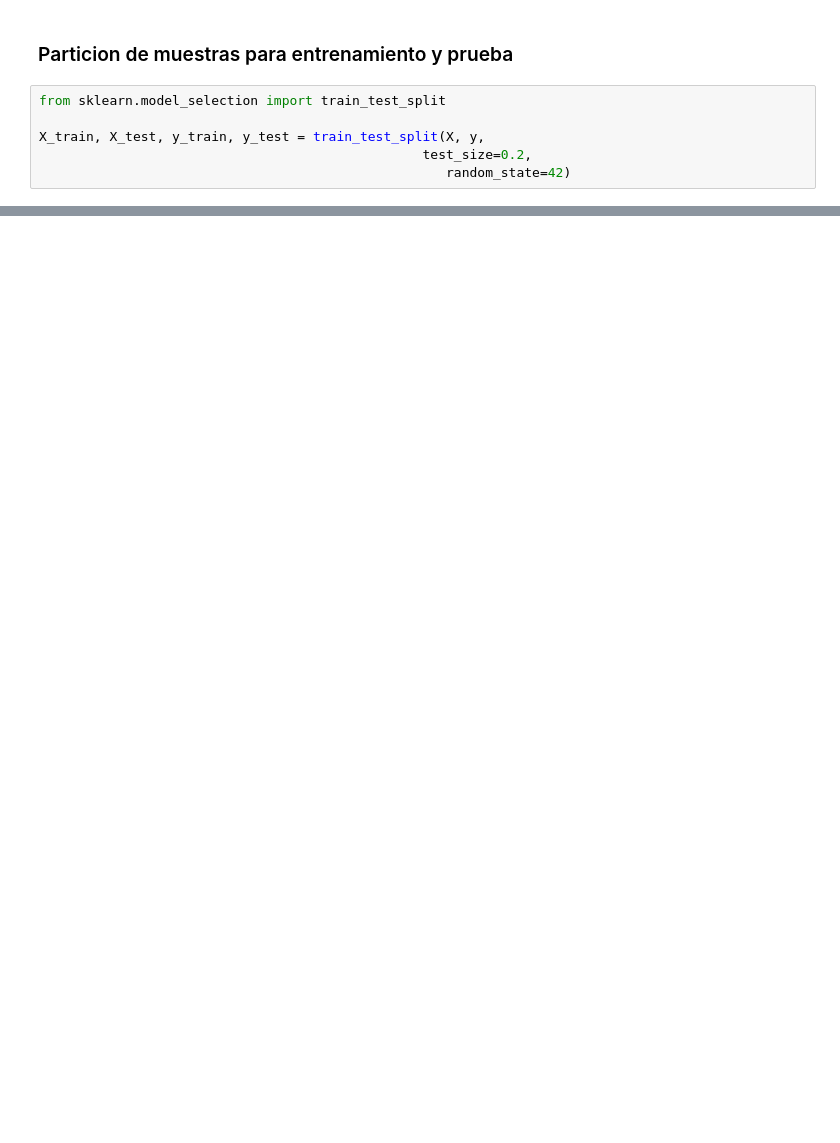
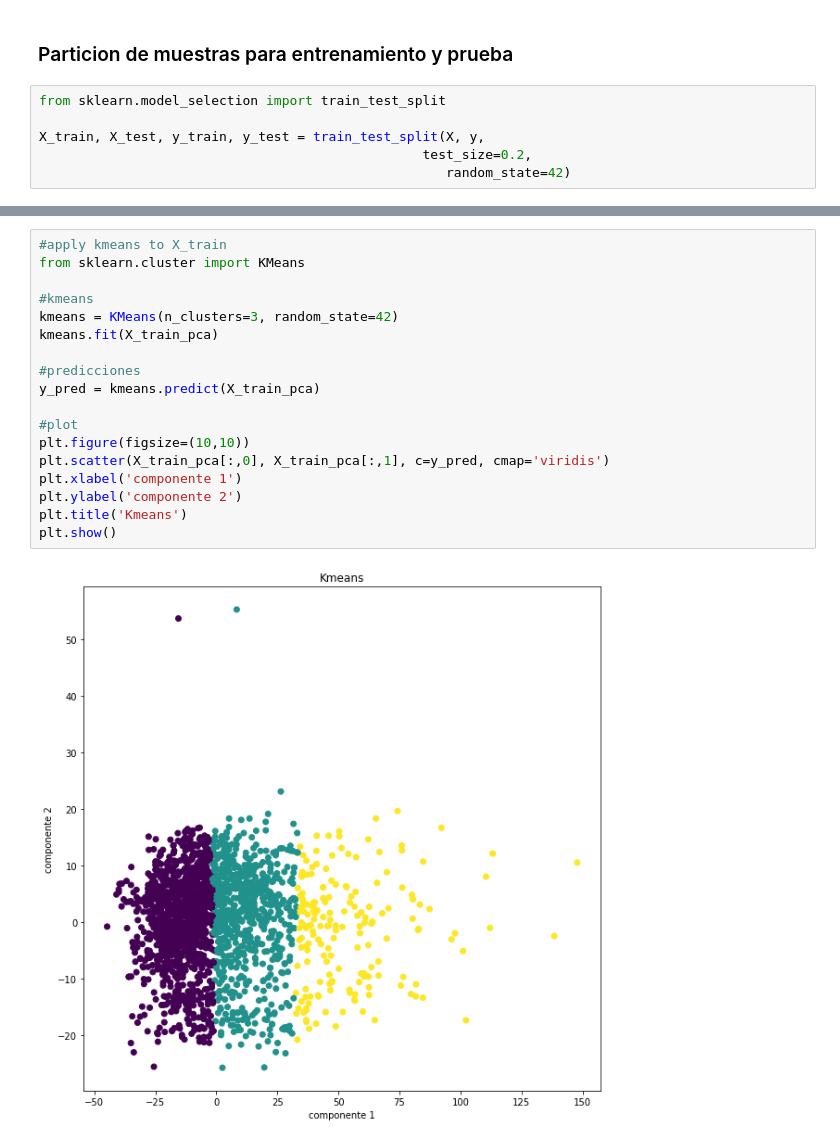
Before and after one commit to luisab26/MIAD_ANS_TEAM22, a Jupyter notebook: EDA/Exploracion Inicial Datos Ejemplo.ipynb, the cells around one changed output, grey strips where cells are left out. Cells and saved outputs as stored; diff of their text form; blank space fills up the shorter version.

Commit message:
pca kmeans

```diff
--- a/EDA/Exploracion Inicial Datos Ejemplo.ipynb
+++ b/EDA/Exploracion Inicial Datos Ejemplo.ipynb
@@ -148,0 +187,20 @@ X_train, X_test, y_train, y_test = train_test_split(X, y,
+# %%
+#apply kmeans to X_train
+from sklearn.cluster import KMeans
+
+#kmeans
+kmeans = KMeans(n_clusters=3, random_state=42)
+kmeans.fit(X_train_pca)
+
+#predicciones
+y_pred = kmeans.predict(X_train_pca)
+
+#plot
+plt.figure(figsize=(10,10))
+plt.scatter(X_train_pca[:,0], X_train_pca[:,1], c=y_pred, cmap='viridis')
+plt.xlabel('componente 1')
+plt.ylabel('componente 2')
+plt.title('Kmeans')
+plt.show()
+# %% [output]
+[figure, added]
```
Also changed, not shown: parts of 6 cells of this notebook, 1 other file.
